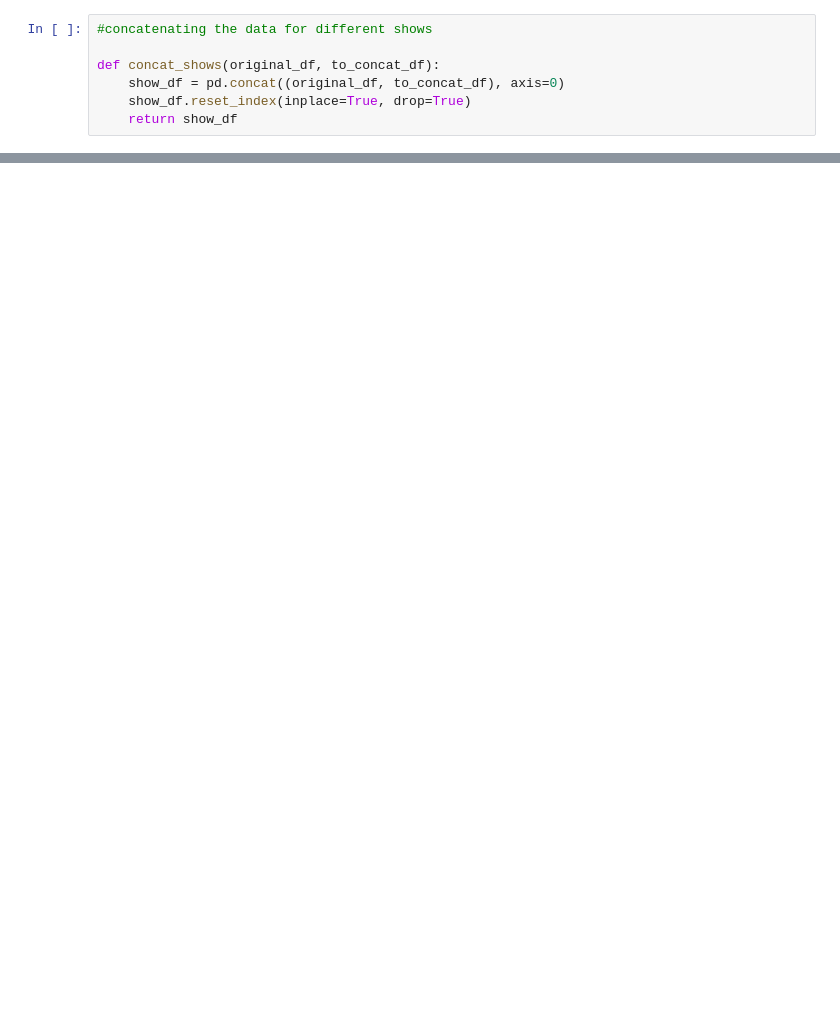
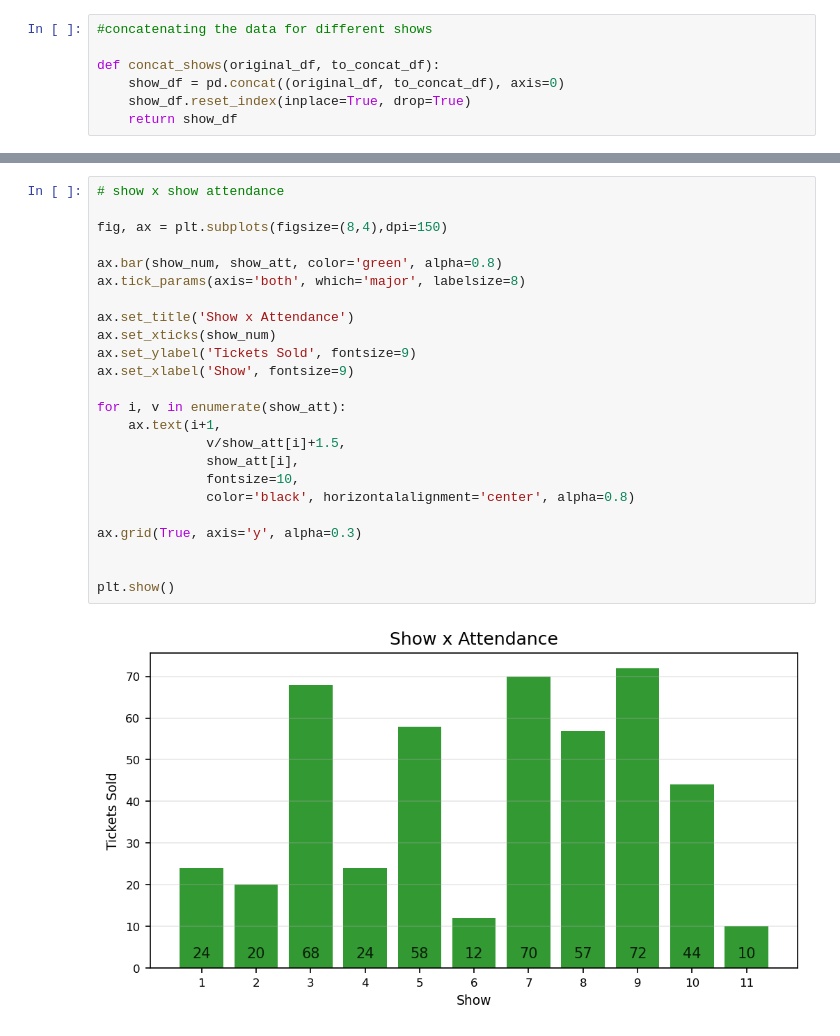
Before and after one commit to meyerpedro/Personal_Projects, a Jupyter notebook: fanflex_phase2/notebook/fanflex_phase2.ipynb, the cells around one changed output, grey strips where cells are left out. Cells and saved outputs as stored; diff of their text form; blank space fills up the shorter version.

```diff
--- a/fanflex_phase2/notebook/fanflex_phase2.ipynb
+++ b/fanflex_phase2/notebook/fanflex_phase2.ipynb
@@ -120,0 +263,26 @@ show_df
+# %%
+# show x show attendance
+
+fig, ax = plt.subplots(figsize=(8,4),dpi=150)
+
+ax.bar(show_num, show_att, color='green', alpha=0.8)
+ax.tick_params(axis='both', which='major', labelsize=8)
+
+ax.set_title('Show x Attendance')
+ax.set_xticks(show_num)
+ax.set_ylabel('Tickets Sold', fontsize=9)
+ax.set_xlabel('Show', fontsize=9)
+
+for i, v in enumerate(show_att):
+    ax.text(i+1,
+              v/show_att[i]+1.5,
+              show_att[i],
+              fontsize=10,
+              color='black', horizontalalignment='center', alpha=0.8)
+
+ax.grid(True, axis='y', alpha=0.3)
+
+
+plt.show()
+# %% [output]
+[figure, added]
```
Also changed, not shown: parts of 21 cells of this notebook.
